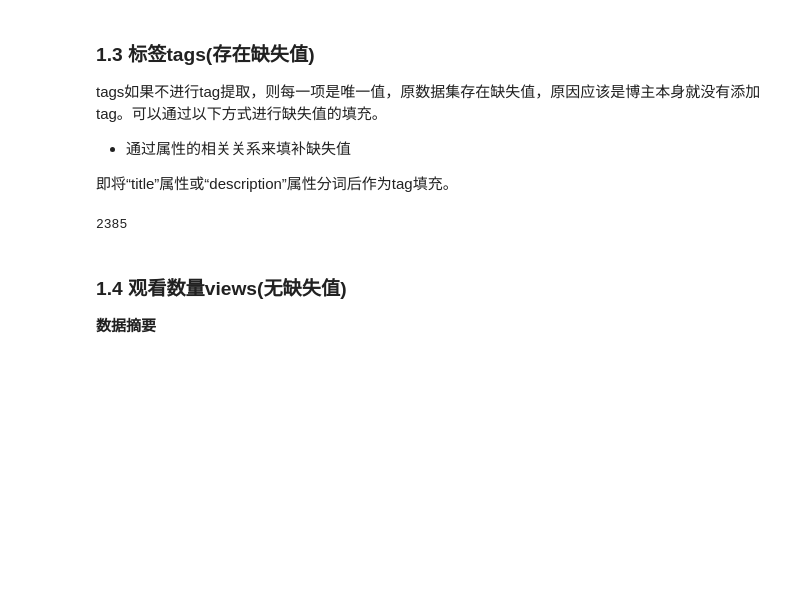
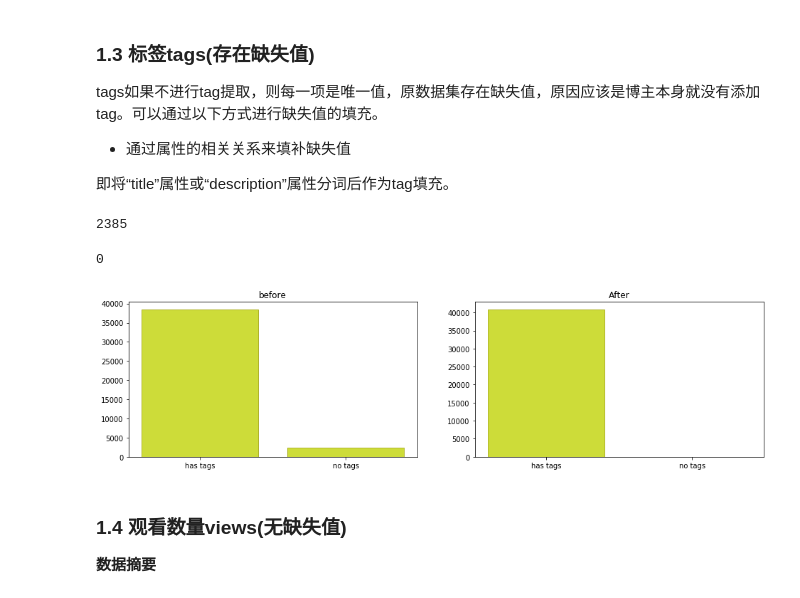
Before and after one commit to PluckySaltyfish/DataMiningClass, a Jupyter notebook: youtube.py.ipynb, the cells around one changed output. Cells and saved outputs as stored; diff of their text form; code cells hidden in the pictures; blank space fills up the shorter version.

```diff
--- a/youtube.py.ipynb
+++ b/youtube.py.ipynb
@@ -223,11 +223,22 @@ tags如果不进行tag提取，则每一项是唯一值，原数据集存在缺
 - 通过属性的相关关系来填补缺失值
 
 即将“title”属性或“description”属性分词后作为tag填充。
-# %%
-a = [x for x in CA_data['tags'] if x == '[none]']
-len(a) #有2385条数据的tags为空
-# %% [output]
-2385
+# %%
+CA.select_col('tags')
+n_b = CA.count_none('[none]')
+#有2385条数据的tags为空
+# %% [output]
+2385
+# %%
+CA.fill_none('title',none_token='[none]')
+# 这里用title进行填充 因为后面会提到description也有缺失值
+n_a = CA.count_none('[none]')
+# %% [output]
+0
+# %%
+CA.normal_bar(16,4,n_b,n_a,['has tags','no tags'])
+# %% [output]
+[figure, added]
 # %% [markdown]
 ### 1.4 观看数量views(无缺失值)
 **数据摘要**
```
Also changed, not shown: parts of 6 cells of this notebook, 4 other files.
